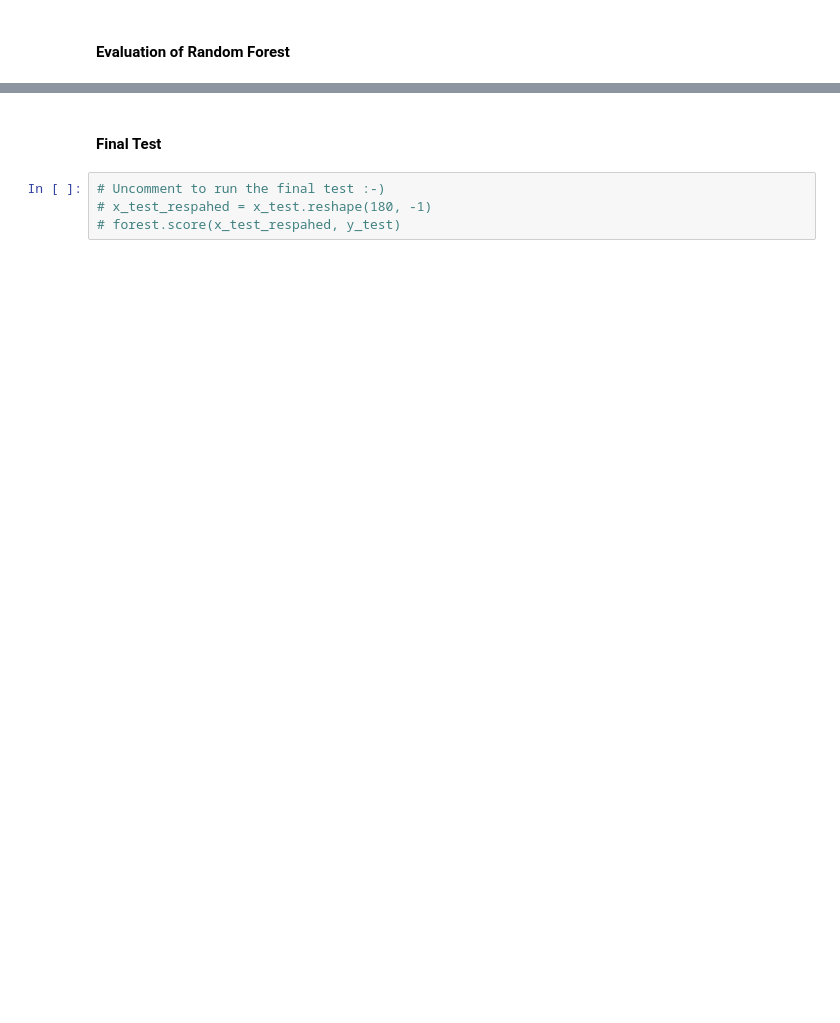
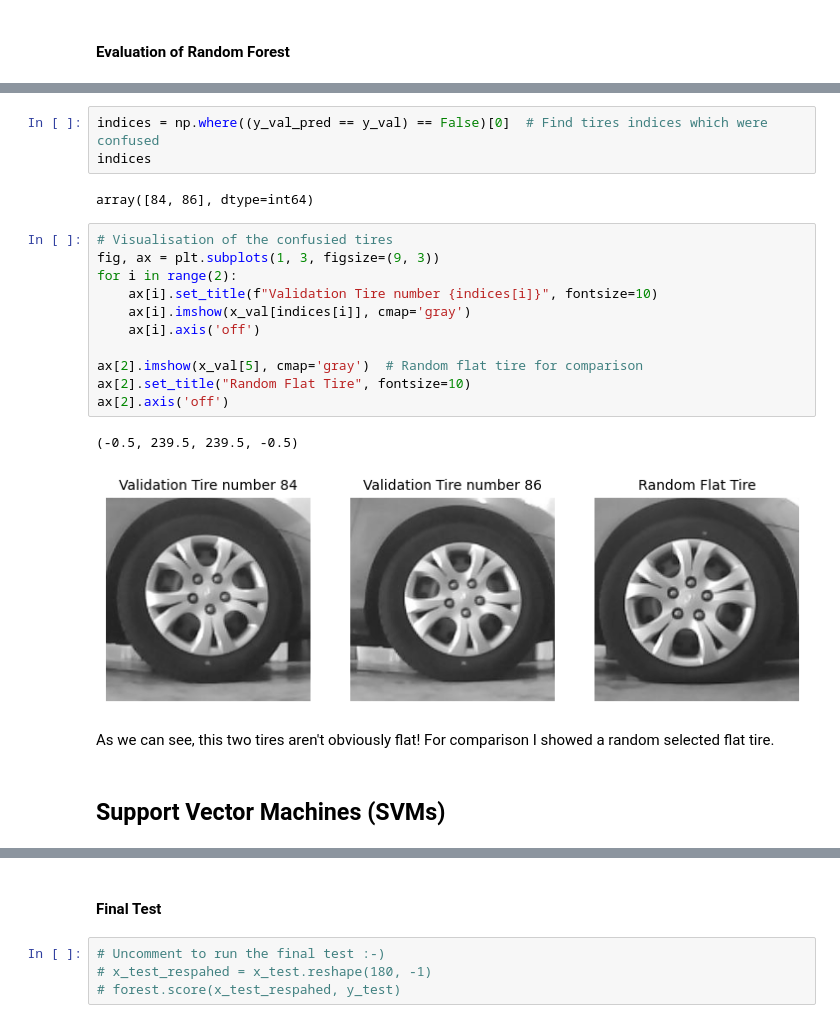
Before and after one commit to KTFish/ml_projects, a Jupyter notebook: 02_Flat_vs_Full_Tire.ipynb, the cells around one changed output, grey strips where cells are left out. Cells and saved outputs as stored; diff of their text form; blank space fills up the shorter version.

```diff
--- a/02_Flat_vs_Full_Tire.ipynb
+++ b/02_Flat_vs_Full_Tire.ipynb
@@ -198,0 +194,23 @@ draw_confusion_matrix(y_val, y_val_pred)
+# %%
+indices = np.where((y_val_pred == y_val) == False)[0]  # Find tires indices which were confused
+indices
+# %% [output]
+array([84, 86], dtype=int64)
+# %%
+# Visualisation of the confusied tires
+fig, ax = plt.subplots(1, 3, figsize=(9, 3))
+for i in range(2):
+    ax[i].set_title(f"Validation Tire number {indices[i]}", fontsize=10)
+    ax[i].imshow(x_val[indices[i]], cmap='gray')
+    ax[i].axis('off')
+
+ax[2].imshow(x_val[5], cmap='gray')  # Random flat tire for comparison
+ax[2].set_title("Random Flat Tire", fontsize=10)
+ax[2].axis('off')
+# %% [output]
+(-0.5, 239.5, 239.5, -0.5)
+[figure, added]
+# %% [markdown]
+As we can see, this two tires aren't obviously flat! For comparison I showed a random selected flat tire.
+# %% [markdown]
+## Support Vector Machines (SVMs)
```
Also changed, not shown: parts of 30 cells of this notebook, 2 other files.
